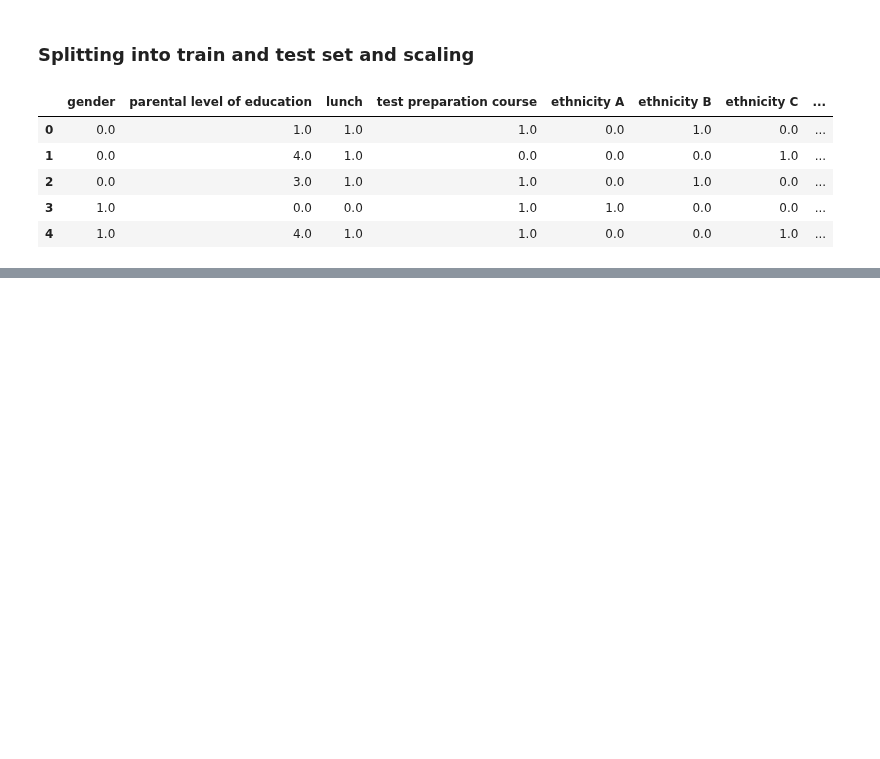
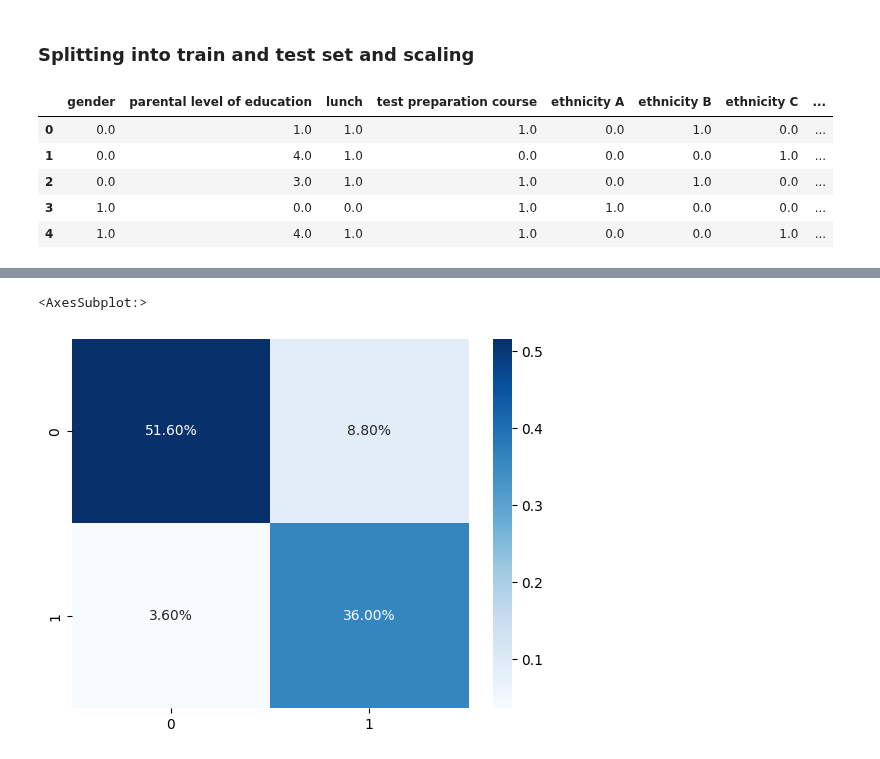
Before and after one commit to lascha212/F21DL, a Jupyter notebook: labs.ipynb, the cells around one changed output, grey strips where cells are left out. Drawn from its saved outputs; the diff is of its cells as text; code cells hidden in the pictures; blank space fills up the shorter version.

```diff
--- a/labs.ipynb
+++ b/labs.ipynb
@@ -189,0 +285,11 @@ X_train, X_test, y_train, y_test = train_test_split(X_scaled, y_scaled)
+# %%
+# Change to dataset where 'math score' is categorical.
+
+def binFunction(row):
+    if row["math score"] >= 70:
+        return 1
+    else:
+        return 0
+
+data_categorical_target = df.copy().apply(binFunction, axis=1)
+X_train, X_test, y_train, y_test = train_test_split(X_scaled, data_categorical_target)
@@ -189,0 +347,10 @@ X_train, X_test, y_train, y_test = train_test_split(X_scaled, y_scaled)
+# %%
+from sklearn.metrics import confusion_matrix
+
+gender_confusion_matrix = confusion_matrix(y_true, y_pred)
+
+# For plotting the matrix.
+sns.heatmap(gender_confusion_matrix / np.sum(gender_confusion_matrix), annot=True, fmt='.2%', cmap='Blues')
+# %% [output]
+<AxesSubplot:>
+[figure, added]
```
Also changed, not shown: parts of 18 cells of this notebook.
